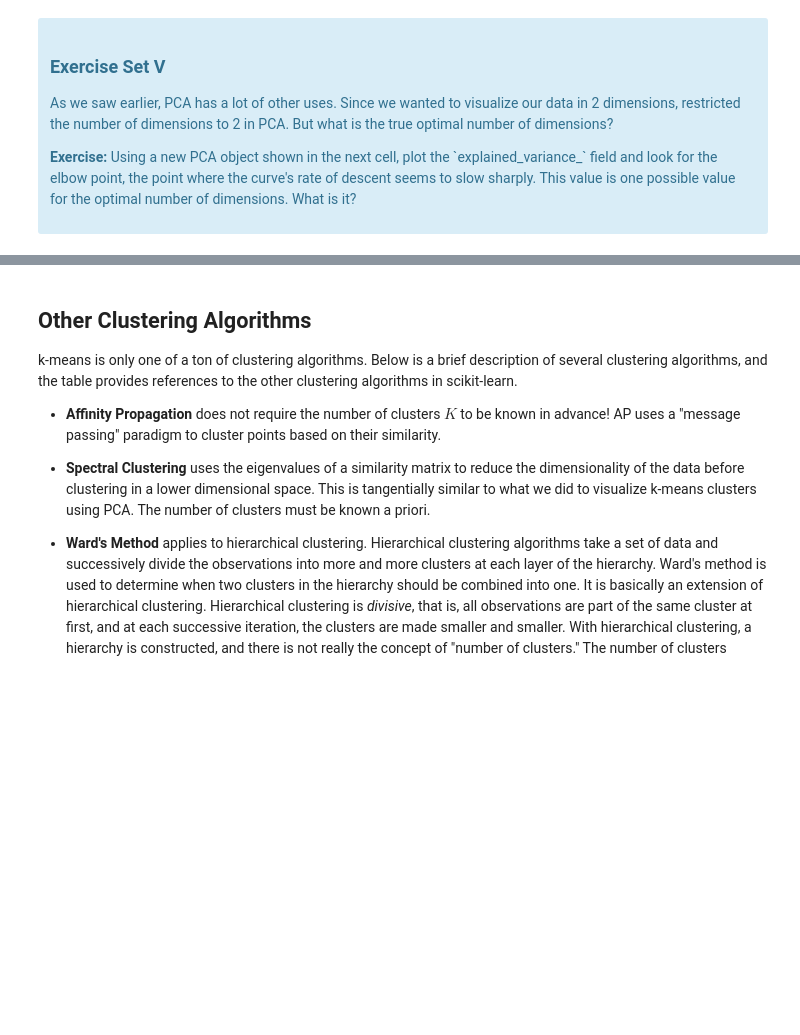
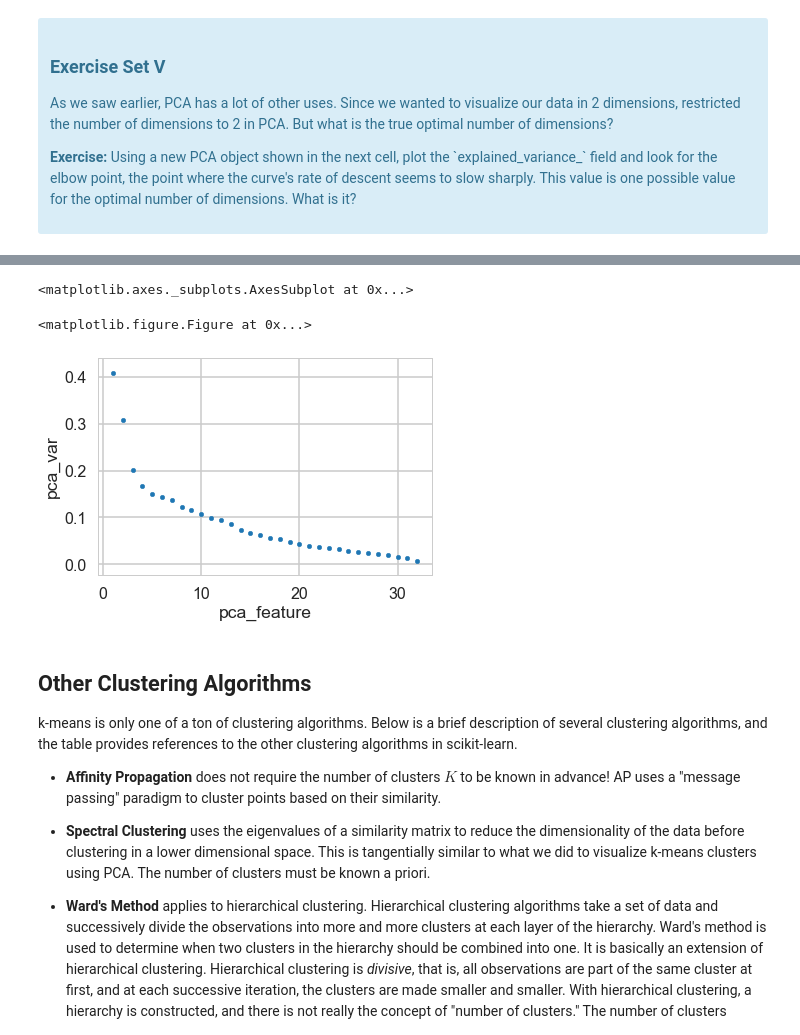
Before and after one commit to mcassi17/customer_segmentation, a Jupyter notebook: Mini_Project_Clustering.ipynb, the cells around one changed output, grey strips where cells are left out. Cells and saved outputs as stored; diff of their text form; code cells hidden in the pictures; blank space fills up the shorter version.

```diff
--- a/Mini_Project_Clustering.ipynb
+++ b/Mini_Project_Clustering.ipynb
@@ -455,0 +448,9 @@ pca.fit(X)
+# %%
+#your turn
+pca = PCA()
+pca.fit(x_cols)
+pca_none_features = pca.transform(x_cols)
+# %%
+pca_var = pca.explained_variance_
+pca_var_df = pd.DataFrame(pca_var, columns=['pca_var'])
+pca_var_df['pca_feature'] =  np.array(range(1,33))
@@ -456,3 +475,10 @@ pca.fit(X)
+# %%
+plt.figure(figsize=(20,50))
+pca_var_df.plot.scatter(x='pca_feature', y='pca_var')
+# %% [output]
+<matplotlib.axes._subplots.AxesSubplot at 0x...>
+<matplotlib.figure.Figure at 0x...>
+[figure, added]
 # %% [markdown]
 ## Other Clustering Algorithms
 
```
Also changed, not shown: parts of 14 cells of this notebook.
